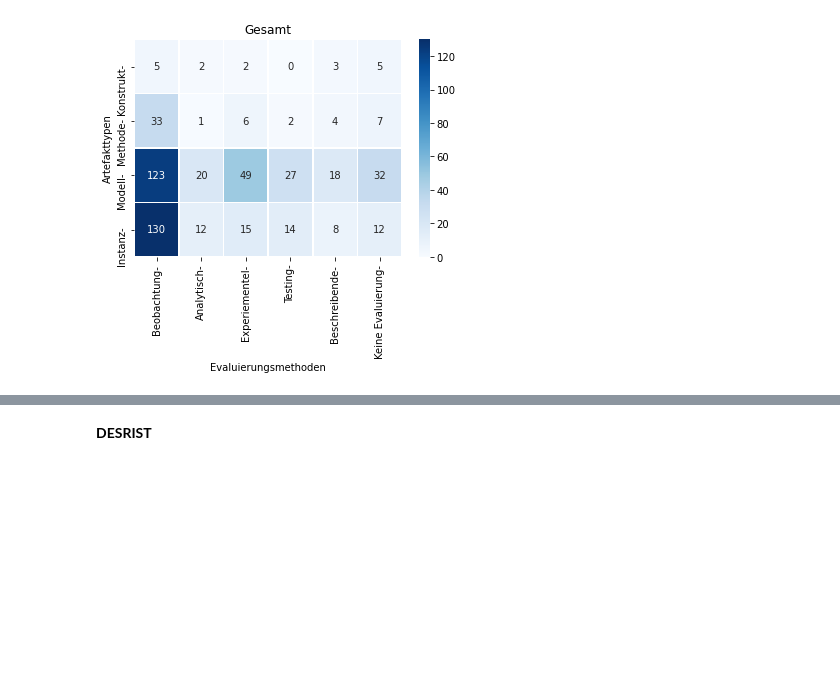
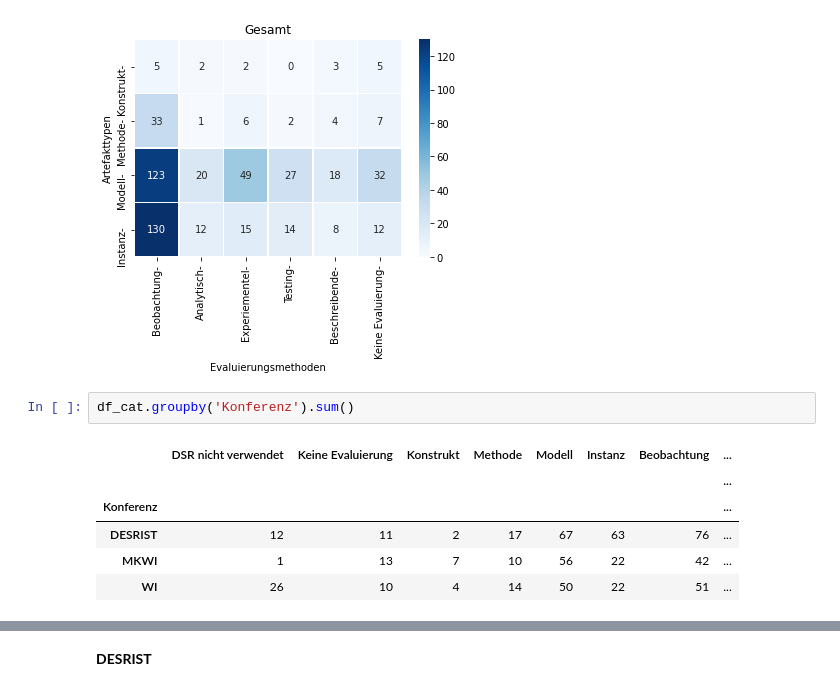
Before and after one commit to FabianSer/Design-Science-Research, a Jupyter notebook: notebook.ipynb, the cells around one changed output, grey strips where cells are left out. Drawn from its saved outputs; the diff is of its cells as text; blank space fills up the shorter version.

```diff
--- a/notebook.ipynb
+++ b/notebook.ipynb
@@ -246,3 +263,12 @@ sns.heatmap(df_heat, linewidths=.5, annot=True, fmt='g', cmap="Blues").set(title
 plt.savefig('./img/Kategorien_Gesamt.png', dpi=400)
 # %% [output]
 [figure]
+# %%
+df_cat.groupby('Konferenz').sum()
+# %% [output]
+|  | DSR nicht verwendet | Keine Evaluierung | Konstrukt | Methode | Modell | Instanz | Beobachtung | ... |
+|  |  |  |  |  |  |  |  | ... |
+| Konferenz |  |  |  |  |  |  |  | ... |
+| DESRIST | 12 | 11 | 2 | 17 | 67 | 63 | 76 | ... |
+| MKWI | 1 | 13 | 7 | 10 | 56 | 22 | 42 | ... |
+| WI | 26 | 10 | 4 | 14 | 50 | 22 | 51 | ... |
```
Also changed, not shown: parts of 3 cells of this notebook.
